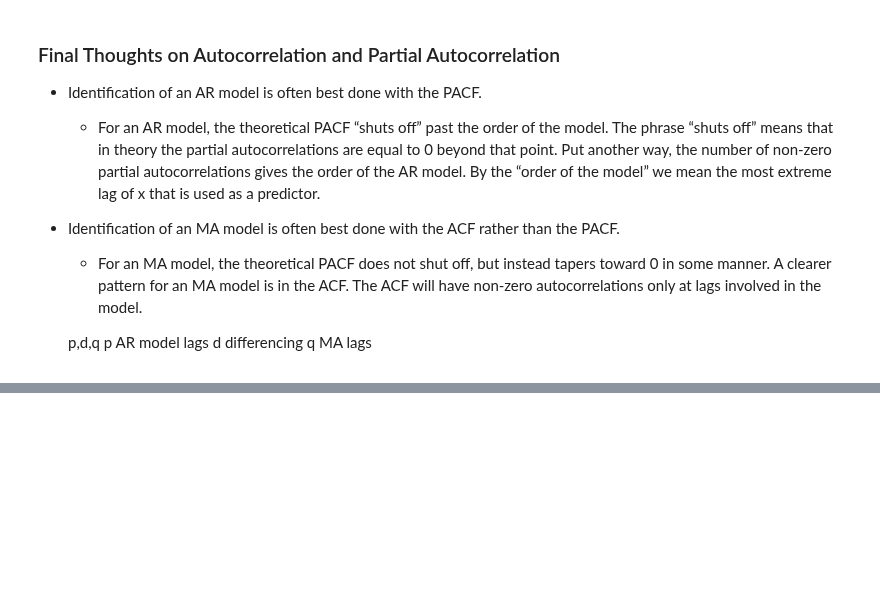
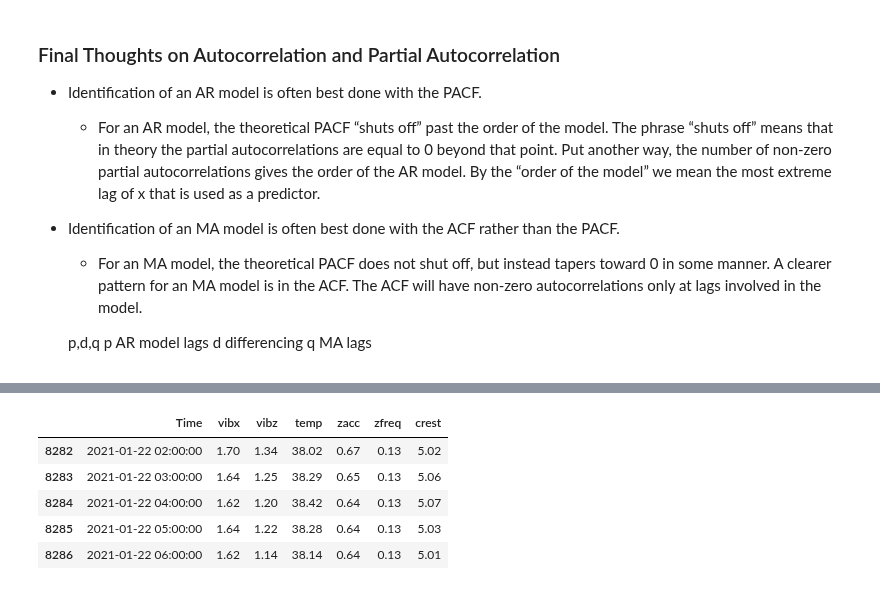
Before and after one commit to MustafaBozkurt84/predictive-maintanance-LSTM, a Jupyter notebook: Arima1.ipynb, the cells around one changed output, grey strips where cells are left out. Drawn from its saved outputs; the diff is of its cells as text; code cells hidden in the pictures; blank space fills up the shorter version.

```diff
--- a/Arima1.ipynb
+++ b/Arima1.ipynb
@@ -196,4 +297,13 @@ def arima_model(df,col,date,date1,p,d,q,p1,d1,q1,m):
     df2[[col,'forecast_'+col,"arıza"]].iloc[:1200].plot(figsize=(12,8))
     df2["Dif"] = ((df2[col]-df2['forecast_'+col])/df2[col])
     return df2
+# %%
+df.tail()
+# %% [output]
+|  | Time | vibx | vibz | temp | zacc | zfreq | crest |
+| 8282 | 2021-01-22 02:00:00 | 1.70 | 1.34 | 38.02 | 0.67 | 0.13 | 5.02 |
+| 8283 | 2021-01-22 03:00:00 | 1.64 | 1.25 | 38.29 | 0.65 | 0.13 | 5.06 |
+| 8284 | 2021-01-22 04:00:00 | 1.62 | 1.20 | 38.42 | 0.64 | 0.13 | 5.07 |
+| 8285 | 2021-01-22 05:00:00 | 1.64 | 1.22 | 38.28 | 0.64 | 0.13 | 5.03 |
+| 8286 | 2021-01-22 06:00:00 | 1.62 | 1.14 | 38.14 | 0.64 | 0.13 | 5.01 |
 # %%
```
Also changed, not shown: parts of 35 cells of this notebook.
